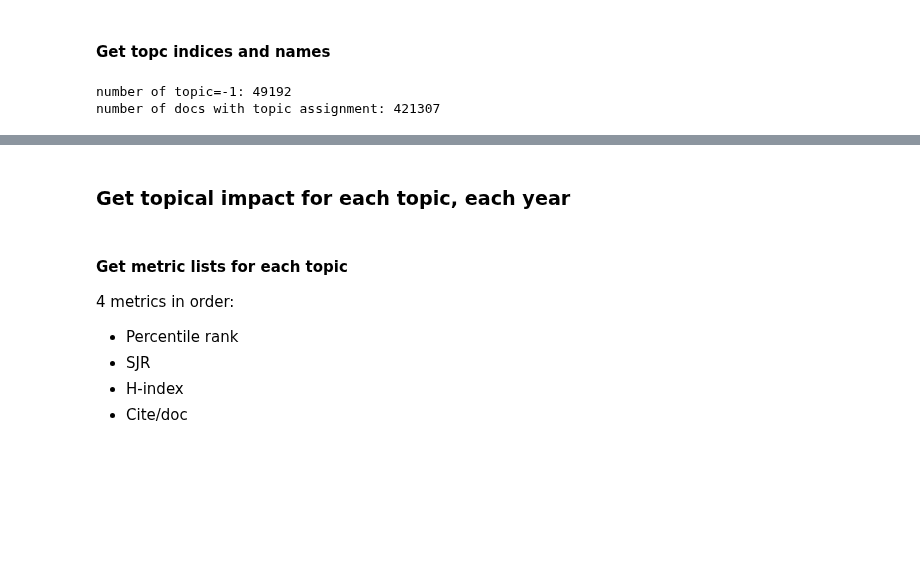
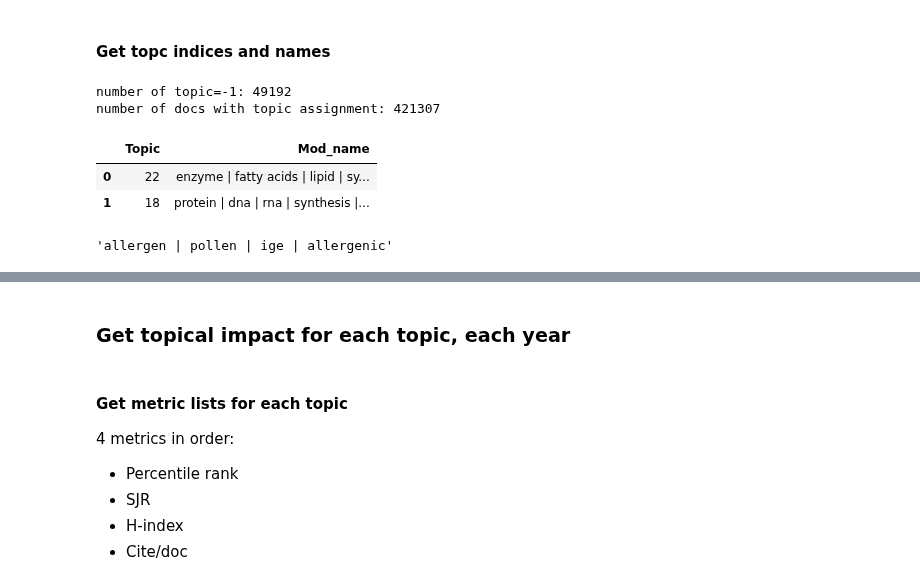
Before and after one commit to ShiuLab/plant_sci_hist, a Jupyter notebook: 8_impact/script_8_1_impact_topic.ipynb, the cells around one changed output, grey strips where cells are left out. Drawn from its saved outputs; the diff is of its cells as text; code cells hidden in the pictures; blank space fills up the shorter version.

```diff
--- a/8_impact/script_8_1_impact_topic.ipynb
+++ b/8_impact/script_8_1_impact_topic.ipynb
@@ -477,3 +468,14 @@ print("number of docs with topic assignment:", n_rec_total)
 # %% [output]
 number of topic=-1: 49192
 number of docs with topic assignment: 421307
+# %%
+toc_names = pd.read_csv(file_topic_name, sep='\t')
+toc_names.head(2)
+# %% [output]
+|  | Topic | Mod_name |
+| 0 | 22 | enzyme | fatty acids | lipid | sy... |
+| 1 | 18 | protein | dna | rna | synthesis |... |
+# %%
+toc_names[toc_names['Topic'] == 0]['Mod_name'].values[0]
+# %% [output]
+'allergen | pollen | ige | allergenic'
```
Also changed, not shown: parts of 26 cells of this notebook, 1 other file.
